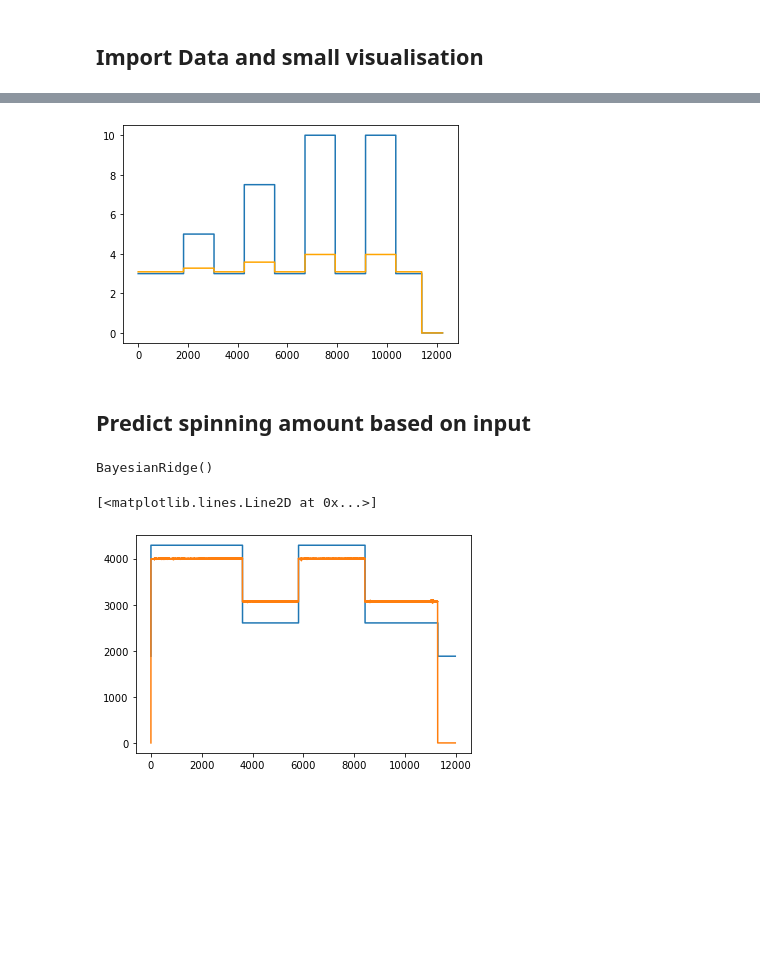
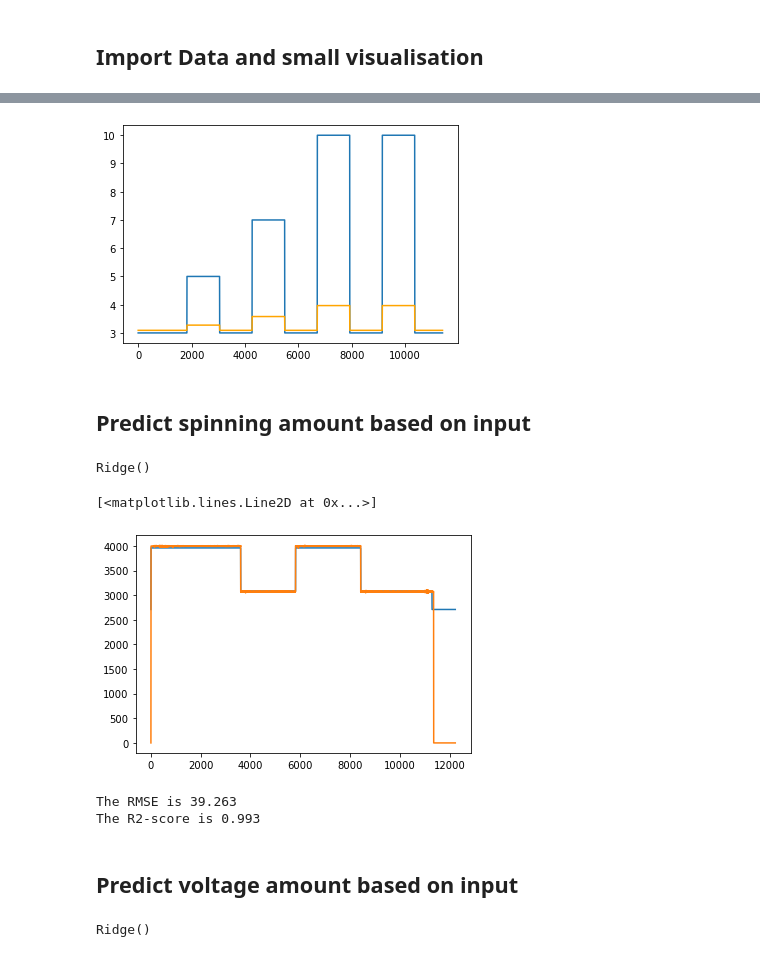
Before and after one commit to Energy-Theory-Guided-Data-Science/Gas-Turbine, a Jupyter notebook: Code/Learning_Input.ipynb, the cells around one changed output, grey strips where cells are left out. Drawn from its saved outputs; the diff is of its cells as text; code cells hidden in the pictures; blank space fills up the shorter version.

Commit message:
update a learning_input file to include prediction of soll spinning

```diff
--- a/Code/Learning_Input.ipynb
+++ b/Code/Learning_Input.ipynb
@@ -18,0 +23,6 @@ df_validation['spinning'] = validation_values
+# %%
+df_validation = pd.DataFrame()
+df_validation['spinning'] = pp.downsampleData(raw_validation_time_nsoll, raw_validation_nsoll)[:,1]
+df_validation['time'] = pp.downsampleData(raw_validation_time_nsoll, raw_validation_time_nsoll)[:,1]
+df_validation['electric'] = pp.downsampleData(raw_validation_t_elrms, raw_validation_elrms)[:,1]
+df_validation['thermal'] = pp.downsampleData(raw_validation_t_th, raw_validation_th)[:,1]
@@ -50,15 +52,21 @@ df_input_drehzahl
+# %%
+df_input = pp.openCSVFile('input_drehzahl.csv', temp_data_folder)
+df_input_drehzahl = pd.DataFrame()
+dummy = []
+df_input_drehzahl['nsoll_time'], df_input_drehzahl['nsoll_input_voltage'] = voltageForAllTimeSteps(np.array(df_input['nsoll_time'][:-1]), np.array(df_input['nsoll_input_voltage'][:-1]))
+dummy, df_input_drehzahl['nsoll_measured'] = voltageForAllTimeSteps(np.array(df_input['nsoll_time'][:-1]), np.array(df_input['nsoll_measured'][:-1]))
 # %%
 plt.plot(df_input_drehzahl['nsoll_time'], df_input_drehzahl['nsoll_input_voltage'])
 plt.plot(df_input_drehzahl['nsoll_time'], df_input_drehzahl['nsoll_measured']/1000, 'orange')
 plt.show()
 # %% [output]
-[figure, old version]
+[figure, new version]
 # %% [markdown]
 ## Predict spinning amount based on input
 # %%
 from sklearn import linear_model
 # %%
-reg = linear_model.BayesianRidge()
-reg.fit(df_input_drehzahl[['nsoll_input_voltage']], df_input_drehzahl['nsoll_measured'])
+reg_spin = linear_model.Ridge()
+reg_spin.fit(df_input_drehzahl[['nsoll_input_voltage']], df_input_drehzahl['nsoll_measured'])
 # %% [output]
-BayesianRidge()
+Ridge()
@@ -67,6 +73,8 @@ predict = reg.predict(input_validation[['voltage']])
+# %%
+df_validation['spin_predict'] = reg_spin.predict(df_validation[['voltage']])
 # %%
-plt.plot(input_validation['time'], predict)
+plt.plot(df_validation['time'], df_validation['spin_predict'])
 plt.plot(df_validation['time'], df_validation['spinning'])
 # %% [output]
 [<matplotlib.lines.Line2D at 0x...>]
-[figure, old version]
+[figure, new version]
@@ -74,0 +96,7 @@ reg.score(inpu)
+# %%
+measureDifference(df_validation[:11290], 'spinning', 'spin_predict')
+# %% [output]
+The RMSE is 39.263
+The R2-score is 0.993
+# %% [markdown]
+## Predict voltage amount based on input
@@ -74,0 +106,5 @@ reg.score(inpu)
+# %%
+reg_volt = linear_model.Ridge()
+reg_volt.fit(np.array(df_input_el_approx['el_time_approx']).reshape(-1,1), np.array(df_input_el_approx['el_power_approx']))
+# %% [output]
+Ridge()
```
Also changed, not shown: parts of 13 cells of this notebook.
